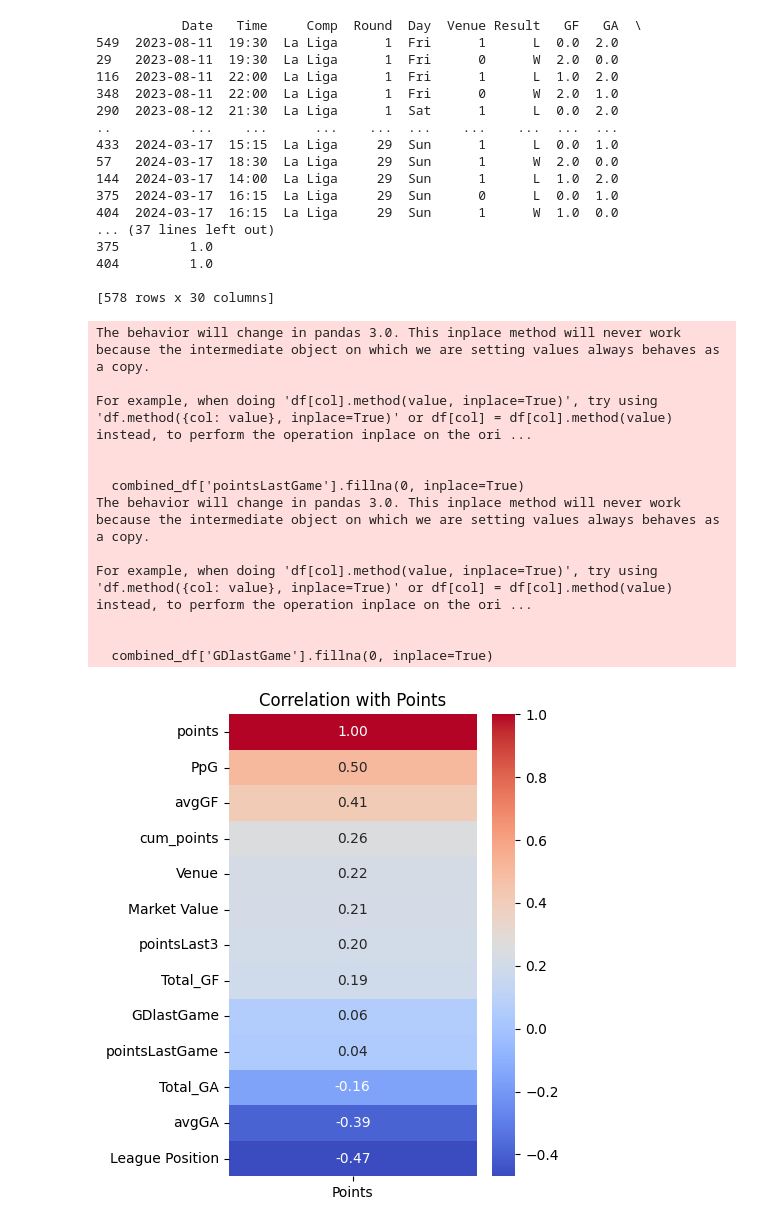
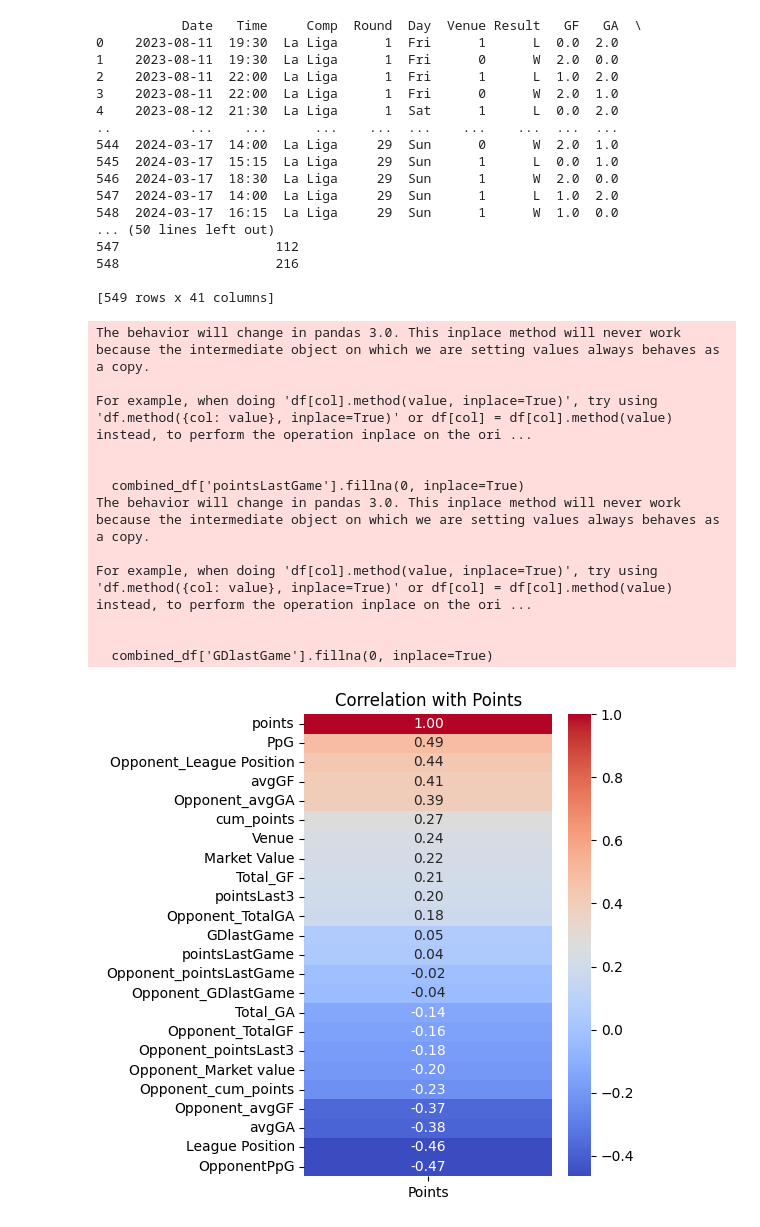
Before and after one commit to alepeco/Football_Predictor, a Jupyter notebook: model.ipynb, the cells around one changed output. Drawn from its saved outputs; the diff is of its cells as text; code cells hidden in the pictures.

Commit message:
Changes to be committed: 	modified:   combined_data.csv 	modified:   model.ipynb

```diff
--- a/model.ipynb
+++ b/model.ipynb
@@ -260,25 +260,35 @@ combined_df['GDlastGame'].fillna(0, inplace=True)
 # Optionally, after calculating these, you might want to sort the DataFrame back to your preferred order
 combined_df.sort_values(by=['Date', 'Round'], inplace=True)
 
+# Create a copy of the DataFrame with only relevant opponent features and rename them
+opponent_features = combined_df[['Date', 'Team', 'Total_GF', 'Total_GA', 'PpG', 'cum_points', 'League Position', 'pointsLast3', 'avgGF', 'avgGA', 'pointsLastGame', 'GDlastGame', 'Market Value']].copy()
+opponent_features.columns = ['Date', 'Opponent', 'Opponent_TotalGF', 'Opponent_TotalGA', 'OpponentPpG', 'Opponent_cum_points', 'Opponent_League Position', 'Opponent_pointsLast3', 'Opponent_avgGF',
+                             'Opponent_avgGA', 'Opponent_pointsLastGame', 'Opponent_GDlastGame', 'Opponent_Market value']
+
+# Merge this opponent data back into the combined_df based on the Date and Opponent
+combined_df = pd.merge(combined_df, opponent_features, on=['Date', 'Opponent'])
+
+# Now, combined_df includes both the team's and their opponent's features for each match
+
 print(combined_df)
 # %% [output]
            Date   Time     Comp  Round  Day  Venue Result   GF   GA  \
-549  2023-08-11  19:30  La Liga      1  Fri      1      L  0.0  2.0
-29   2023-08-11  19:30  La Liga      1  Fri      0      W  2.0  0.0
-116  2023-08-11  22:00  La Liga      1  Fri      1      L  1.0  2.0
-348  2023-08-11  22:00  La Liga      1  Fri      0      W  2.0  1.0
-290  2023-08-12  21:30  La Liga      1  Sat      1      L  0.0  2.0
+0    2023-08-11  19:30  La Liga      1  Fri      1      L  0.0  2.0
+1    2023-08-11  19:30  La Liga      1  Fri      0      W  2.0  0.0
+2    2023-08-11  22:00  La Liga      1  Fri      1      L  1.0  2.0
+3    2023-08-11  22:00  La Liga      1  Fri      0      W  2.0  1.0
+4    2023-08-12  21:30  La Liga      1  Sat      1      L  0.0  2.0
 ..          ...    ...      ...    ...  ...    ...    ...  ...  ...
-433  2024-03-17  15:15  La Liga     29  Sun      1      L  0.0  1.0
-57   2024-03-17  18:30  La Liga     29  Sun      1      W  2.0  0.0
-144  2024-03-17  14:00  La Liga     29  Sun      1      L  1.0  2.0
-375  2024-03-17  16:15  La Liga     29  Sun      0      L  0.0  1.0
-404  2024-03-17  16:15  La Liga     29  Sun      1      W  1.0  0.0
-... (37 lines left out)
-375         1.0
-404         1.0
+544  2024-03-17  14:00  La Liga     29  Sun      0      W  2.0  1.0
+545  2024-03-17  15:15  La Liga     29  Sun      1      L  0.0  1.0
+546  2024-03-17  18:30  La Liga     29  Sun      1      W  2.0  0.0
+547  2024-03-17  14:00  La Liga     29  Sun      1      L  1.0  2.0
+548  2024-03-17  16:15  La Liga     29  Sun      1      W  1.0  0.0
+... (50 lines left out)
+547                    112
+548                    216
 
-[578 rows x 30 columns]
+[549 rows x 41 columns]
 The behavior will change in pandas 3.0. This inplace method will never work because the intermediate object on which we are setting values always behaves as a copy.
 
 For example, when doing 'df[col].method(value, inplace=True)', try using 'df.method({col: value}, inplace=True)' or df[col] = df[col].method(value) instead, to perform the operation inplace on the ori ...
@@ -296,21 +306,23 @@ combined_df.to_csv('combined_data.csv', index=False)
 # %%
 import seaborn as sns
 import matplotlib.pyplot as plt
 
 # Step 1: Define a list of specific features you're interested in, including "Points"
-features_of_interest = ['points', 'Total_GF', 'Total_GA', 'PpG', 'Venue', 'cum_points', 'League Position', 'pointsLast3', 'avgGF', 'avgGA', 'pointsLastGame', 'GDlastGame', 'Market Value']
+features_of_interest = ['points', 'Total_GF', 'Total_GA', 'PpG', 'Venue', 'cum_points', 'League Position', 'pointsLast3', 'avgGF', 'avgGA', 'pointsLastGame', 'GDlastGame', 'Market Value',
+                        'Opponent_TotalGF', 'Opponent_TotalGA', 'OpponentPpG', 'Opponent_cum_points', 'Opponent_League Position', 'Opponent_pointsLast3', 'Opponent_avgGF', 'Opponent_avgGA',
+                        'Opponent_pointsLastGame', 'Opponent_GDlastGame', 'Opponent_Market value']
 
 # Step 2: Compute the correlation matrix for only these selected features
 selected_corr_matrix = combined_df[features_of_interest].corr()
 
 # Extract the 'Points' column from the correlation matrix for visualization
 points_corr = selected_corr_matrix.loc[:, ['points']].sort_values(by='points', ascending=False)
 
 # Step 3: Visualize the correlation of selected features with 'Points'
 plt.figure(figsize=(4, 6))  # Adjust figure size as needed
 heatmap = sns.heatmap(points_corr, annot=True, cmap='coolwarm', cbar=True, fmt='.2f',
                       yticklabels=points_corr.index, xticklabels=['Points'])
 plt.title('Correlation with Points')
 plt.show()
 # %% [output]
-[figure, old version]
+[figure, new version]
```
Also changed, not shown: parts of 2 cells of this notebook, 1 other file.
